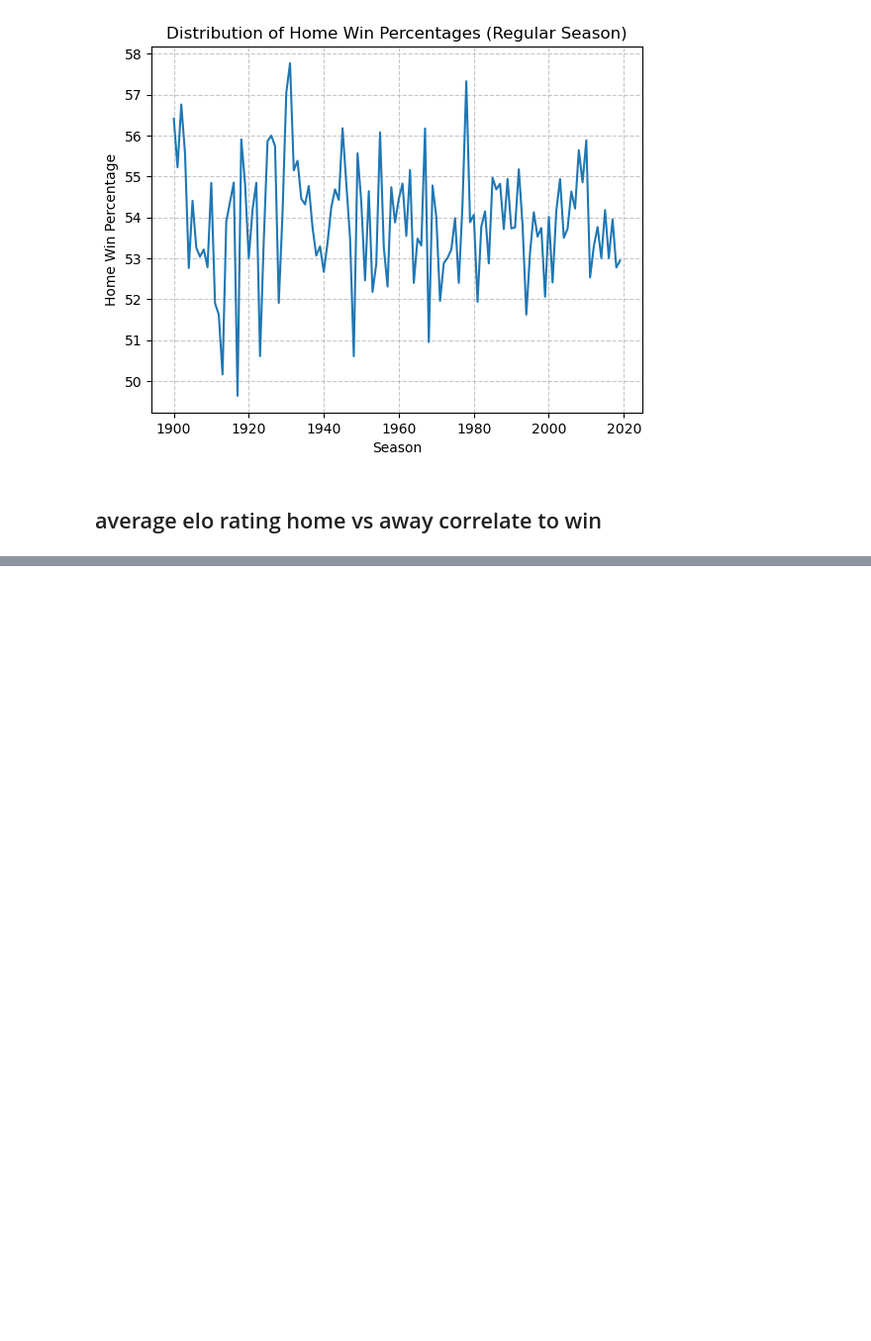
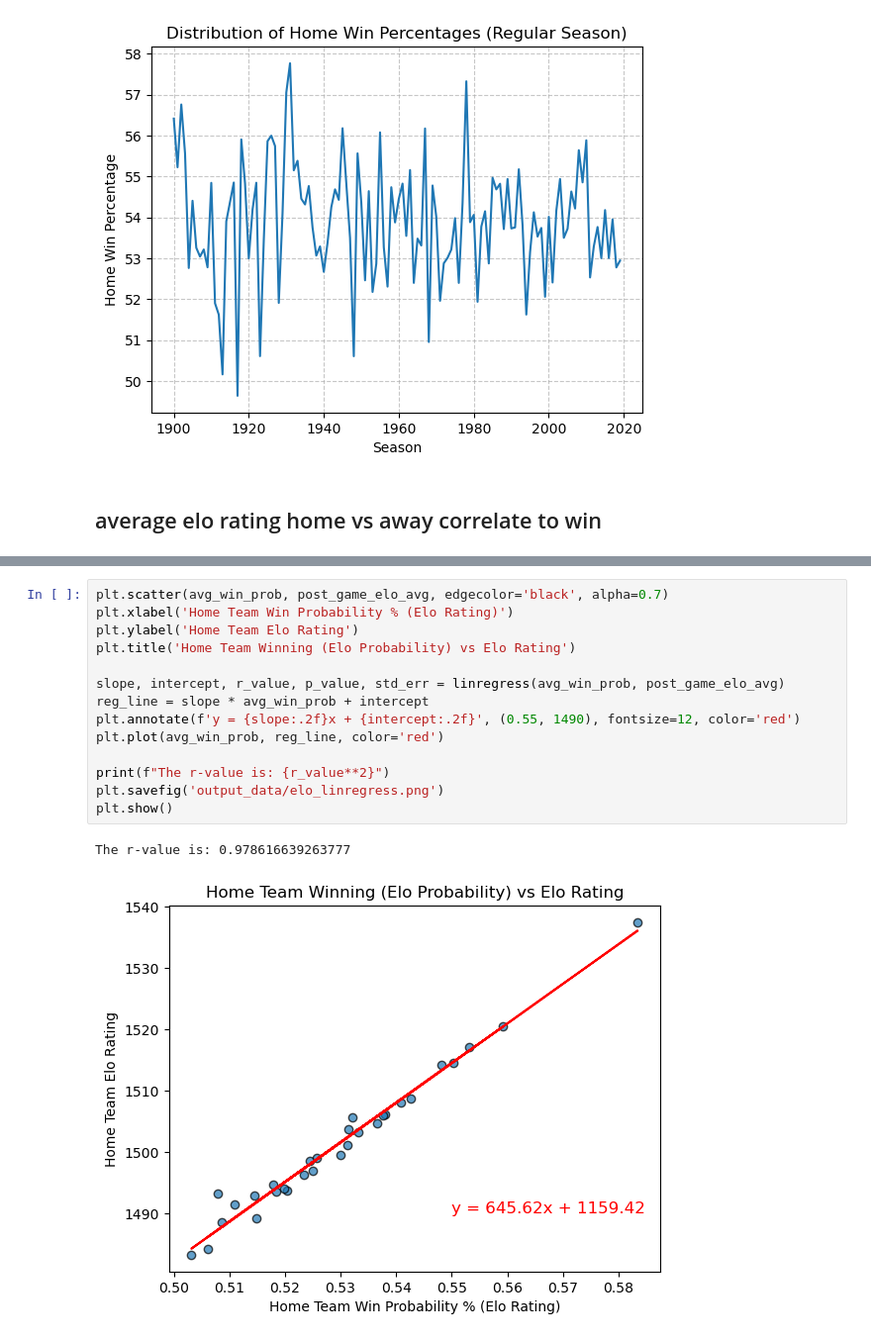
Before and after one commit to johnnycapra/Project_1, a Jupyter notebook: MLB_Analysis.ipynb, the cells around one changed output, grey strips where cells are left out. Shown at 99% size. Saved outputs shown, nothing was run; the diff lists cells and outputs as text; blank space fills up the shorter version.

```diff
--- a/MLB_Analysis.ipynb
+++ b/MLB_Analysis.ipynb
@@ -124 +185,18 @@ home_percentage_season = home_team_advantage(reg_season_df, reg_title, reg_fig1,
+# %%
+plt.scatter(avg_win_prob, post_game_elo_avg, edgecolor='black', alpha=0.7)
+plt.xlabel('Home Team Win Probability % (Elo Rating)')
+plt.ylabel('Home Team Elo Rating')
+plt.title('Home Team Winning (Elo Probability) vs Elo Rating')
+
+slope, intercept, r_value, p_value, std_err = linregress(avg_win_prob, post_game_elo_avg)
+reg_line = slope * avg_win_prob + intercept
+plt.annotate(f'y = {slope:.2f}x + {intercept:.2f}', (0.55, 1490), fontsize=12, color='red')
+plt.plot(avg_win_prob, reg_line, color='red')
+
+print(f"The r-value is: {r_value**2}")
+plt.savefig('output_data/elo_linregress.png')
+plt.show()
+# %% [output]
+The r-value is: 0.978616639263777
+[figure, added]
 # %%
```
Also changed, not shown: parts of 11 cells of this notebook, 4 other files.
